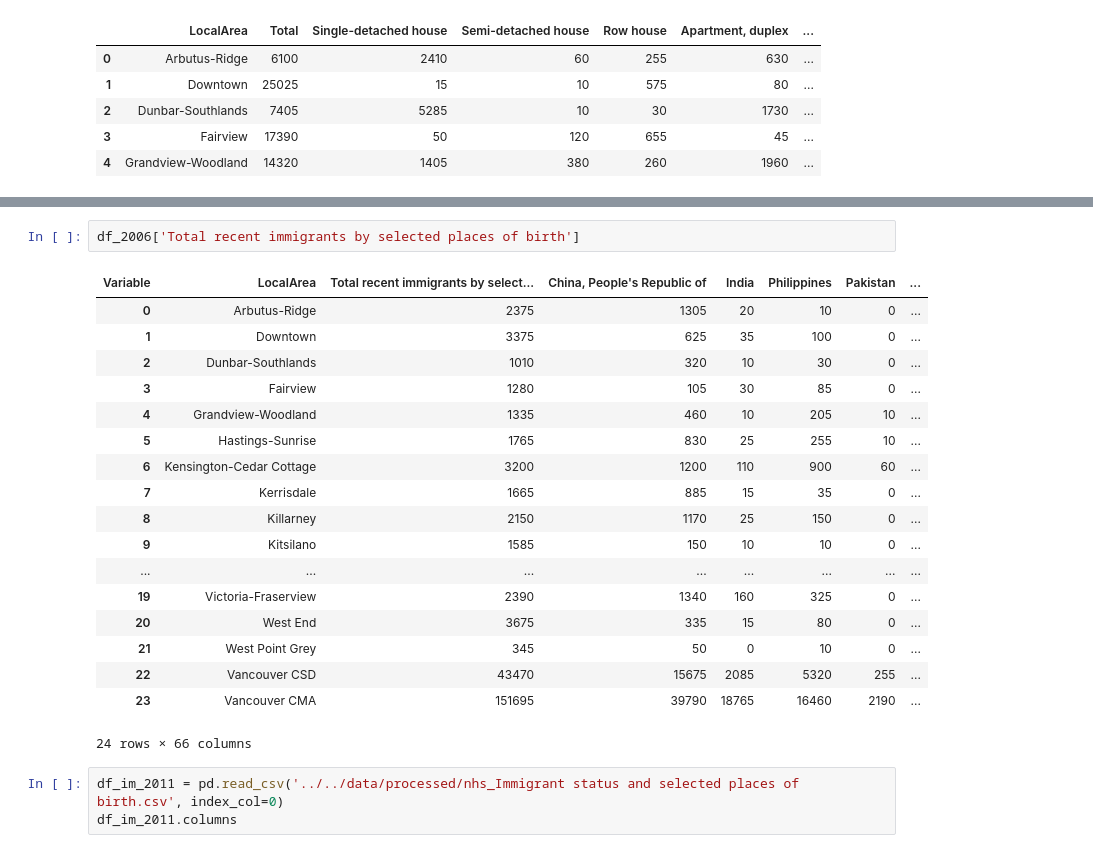
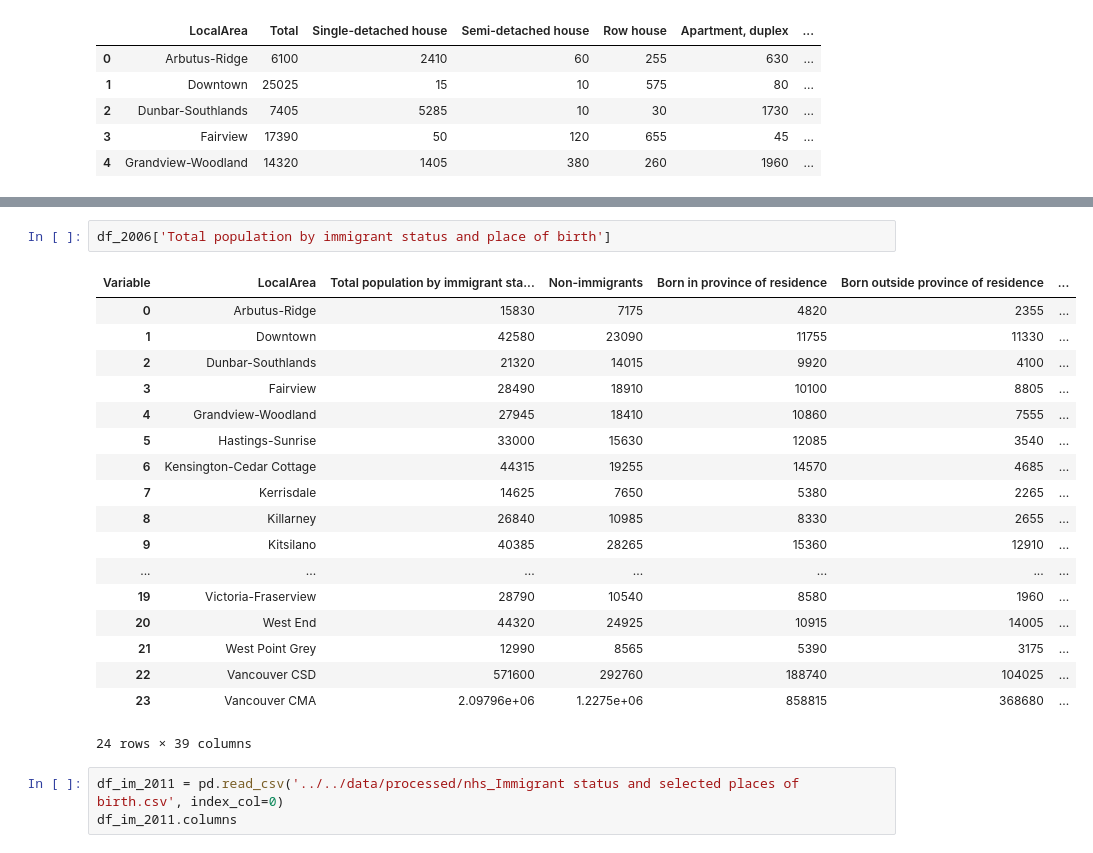
Before and after one commit to aakanksha023/EVAN, a Jupyter notebook: src/02_clean_wrangle/clean_census_data.ipynb, the cells around one changed output, grey strips where cells are left out. Drawn from its saved outputs; the diff is of its cells as text.

```diff
--- a/src/02_clean_wrangle/clean_census_data.ipynb
+++ b/src/02_clean_wrangle/clean_census_data.ipynb
@@ -1348,26 +1325,26 @@ df_2001['Total population by immigrant status and place of birth'].head()
 | 3 | Fairview | 27550 | 18275 | 9235 | 9040 |
 | 4 | Grandview-Woodland | 28975 | 18250 | 10490 | 7765 |
 # %%
-df_2006['Total recent immigrants by selected places of birth']
+df_2006['Total population by immigrant status and place of birth']
 # %% [output]
-| Variable | LocalArea | Total recent immigrants by select... | China, People's Republic of | India | Philippines | Pakistan | ... |
-| 0 | Arbutus-Ridge | 2375 | 1305 | 20 | 10 | 0 | ... |
-| 1 | Downtown | 3375 | 625 | 35 | 100 | 0 | ... |
-| 2 | Dunbar-Southlands | 1010 | 320 | 10 | 30 | 0 | ... |
-| 3 | Fairview | 1280 | 105 | 30 | 85 | 0 | ... |
-| 4 | Grandview-Woodland | 1335 | 460 | 10 | 205 | 10 | ... |
-| 5 | Hastings-Sunrise | 1765 | 830 | 25 | 255 | 10 | ... |
-| 6 | Kensington-Cedar Cottage | 3200 | 1200 | 110 | 900 | 60 | ... |
-| 7 | Kerrisdale | 1665 | 885 | 15 | 35 | 0 | ... |
-| 8 | Killarney | 2150 | 1170 | 25 | 150 | 0 | ... |
-| 9 | Kitsilano | 1585 | 150 | 10 | 10 | 0 | ... |
-| ... | ... | ... | ... | ... | ... | ... | ... |
-| 19 | Victoria-Fraserview | 2390 | 1340 | 160 | 325 | 0 | ... |
-| 20 | West End | 3675 | 335 | 15 | 80 | 0 | ... |
-| 21 | West Point Grey | 345 | 50 | 0 | 10 | 0 | ... |
-| 22 | Vancouver CSD | 43470 | 15675 | 2085 | 5320 | 255 | ... |
-| 23 | Vancouver CMA | 151695 | 39790 | 18765 | 16460 | 2190 | ... |
+| Variable | LocalArea | Total population by immigrant sta... | Non-immigrants | Born in province of residence | Born outside province of residence | ... |
+| 0 | Arbutus-Ridge | 15830 | 7175 | 4820 | 2355 | ... |
+| 1 | Downtown | 42580 | 23090 | 11755 | 11330 | ... |
+| 2 | Dunbar-Southlands | 21320 | 14015 | 9920 | 4100 | ... |
+| 3 | Fairview | 28490 | 18910 | 10100 | 8805 | ... |
+| 4 | Grandview-Woodland | 27945 | 18410 | 10860 | 7555 | ... |
+| 5 | Hastings-Sunrise | 33000 | 15630 | 12085 | 3540 | ... |
+| 6 | Kensington-Cedar Cottage | 44315 | 19255 | 14570 | 4685 | ... |
+| 7 | Kerrisdale | 14625 | 7650 | 5380 | 2265 | ... |
+| 8 | Killarney | 26840 | 10985 | 8330 | 2655 | ... |
+| 9 | Kitsilano | 40385 | 28265 | 15360 | 12910 | ... |
+| ... | ... | ... | ... | ... | ... | ... |
+| 19 | Victoria-Fraserview | 28790 | 10540 | 8580 | 1960 | ... |
+| 20 | West End | 44320 | 24925 | 10915 | 14005 | ... |
+| 21 | West Point Grey | 12990 | 8565 | 5390 | 3175 | ... |
+| 22 | Vancouver CSD | 571600 | 292760 | 188740 | 104025 | ... |
+| 23 | Vancouver CMA | 2.09796e+06 | 1.2275e+06 | 858815 | 368680 | ... |
-24 rows × 66 columns
+24 rows × 39 columns
 # %%
 df_im_2011 = pd.read_csv('../../data/processed/nhs_Immigrant status and selected places of birth.csv', index_col=0)
 df_im_2011.columns
```
Also changed, not shown: parts of 7 cells of this notebook.
